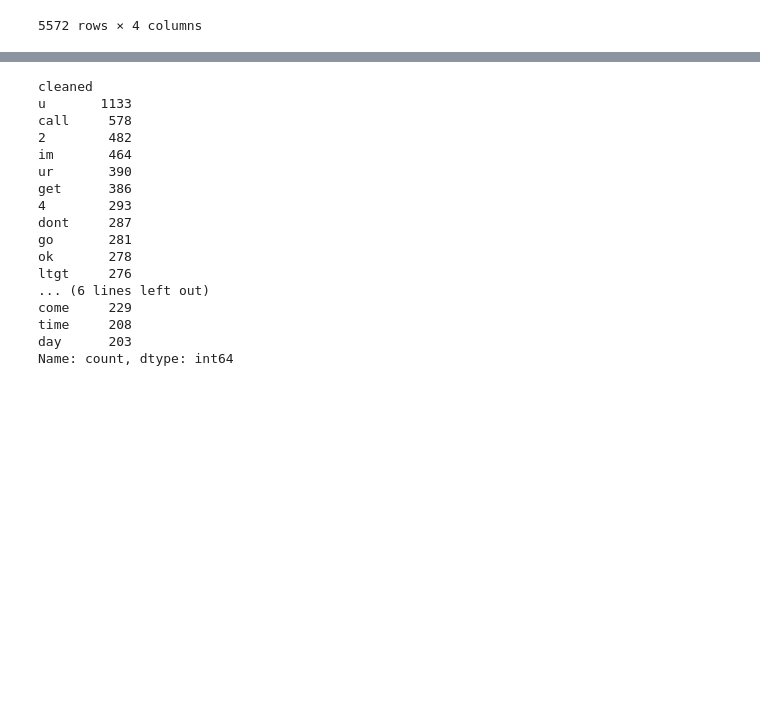
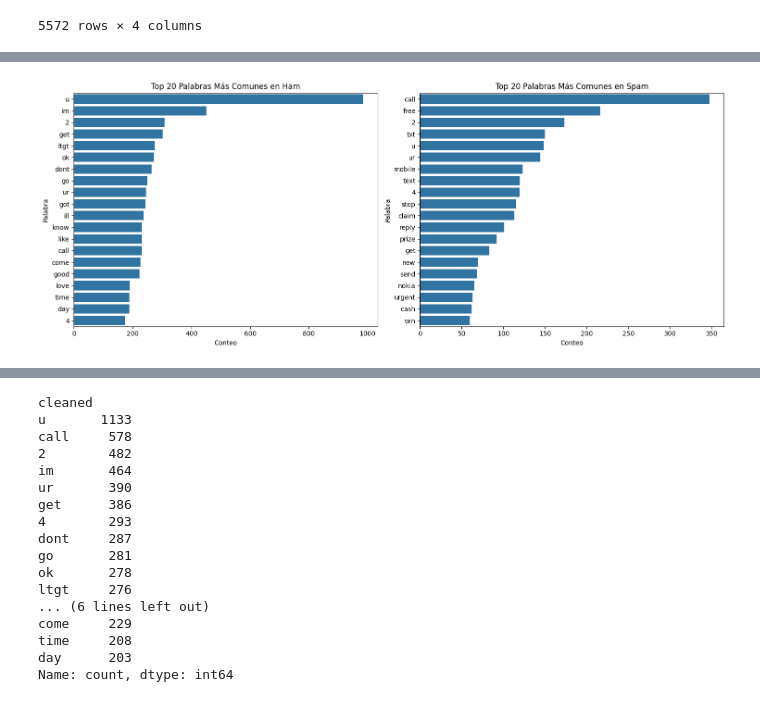
Before and after one commit to jariel17/text-mining, a Jupyter notebook: text_processing.ipynb, the cells around one changed output, grey strips where cells are left out. Cells and saved outputs as stored; diff of their text form; code cells hidden in the pictures; blank space fills up the shorter version.

```diff
--- a/text_processing.ipynb
+++ b/text_processing.ipynb
@@ -94,0 +103,4 @@ display(df)
+# %%
+funciones.common_words_by_label(df, 'cleaned', 20)
+# %% [output]
+[figure, added]
```
Also changed, not shown: parts of 4 cells of this notebook, 1 other file.
